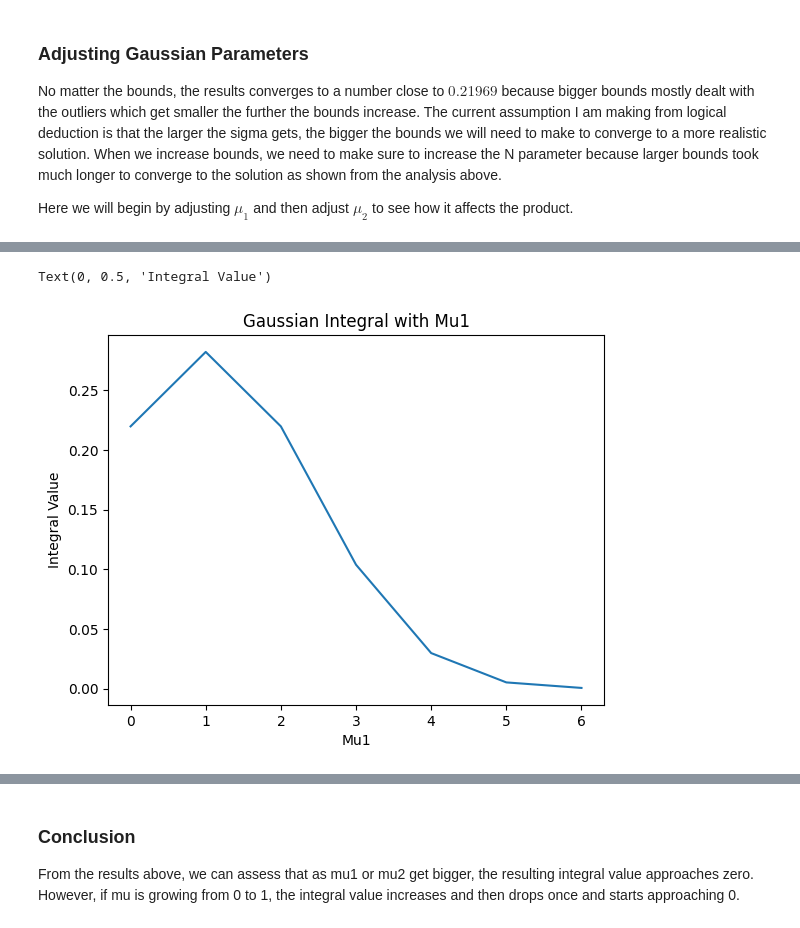
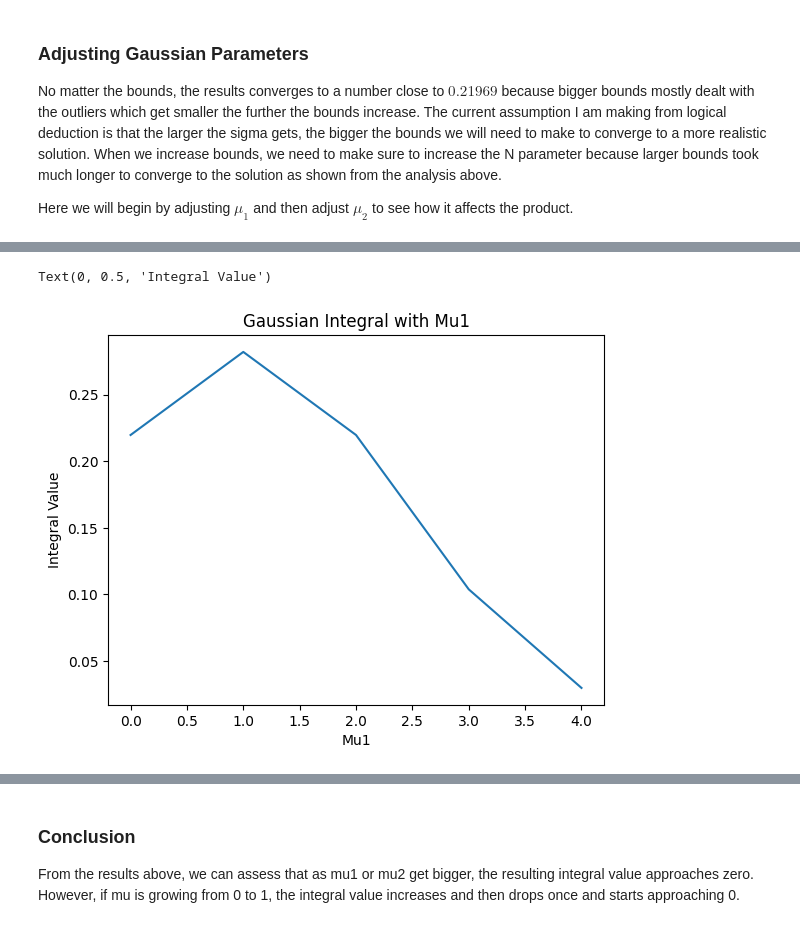
Before and after one commit to Tqkoyaki/Research, a Jupyter notebook: GaussianIntegral.ipynb, the cells around one changed output, grey strips where cells are left out. Saved outputs shown, nothing was run; the diff lists cells and outputs as text; code cells hidden in the pictures.

Commit message:
Updated with Bounds to Verify Convergence

```diff
--- a/GaussianIntegral.ipynb
+++ b/GaussianIntegral.ipynb
@@ -176,0 +162,2 @@ The integral for Mu1 = 6 is approximately 0.0005445710575881763
+# %%
+mu1_success.append(mu_converge(mu1=1, bound=[10, 20]))
@@ -176,0 +167,2 @@ The integral for Mu1 = 6 is approximately 0.0005445710575881763
+# %%
+mu1_success.append(mu_converge(mu1=2, bound=[20, 30]))
@@ -176,0 +172,2 @@ The integral for Mu1 = 6 is approximately 0.0005445710575881763
+# %%
+mu1_success.append(mu_converge(mu1=3, bound=[60, 90], N=300))
@@ -176,0 +177,2 @@ The integral for Mu1 = 6 is approximately 0.0005445710575881763
+# %%
+mu1_success.append(mu_converge(mu1=4, bound=[60, 90], N=300))
@@ -177,10 +182,10 @@ The integral for Mu1 = 6 is approximately 0.0005445710575881763
 # %%
 # Plots the results
-plt = sns.lineplot(success_mu1)
+plt = sns.lineplot(mu1_success)
 
 plt.set_title('Gaussian Integral with Mu1')
 plt.set_xlabel('Mu1')
 plt.set_ylabel('Integral Value')
 # %% [output]
 Text(0, 0.5, 'Integral Value')
-[figure, old version]
+[figure, new version]
```
Also changed, not shown: parts of 17 cells of this notebook.
